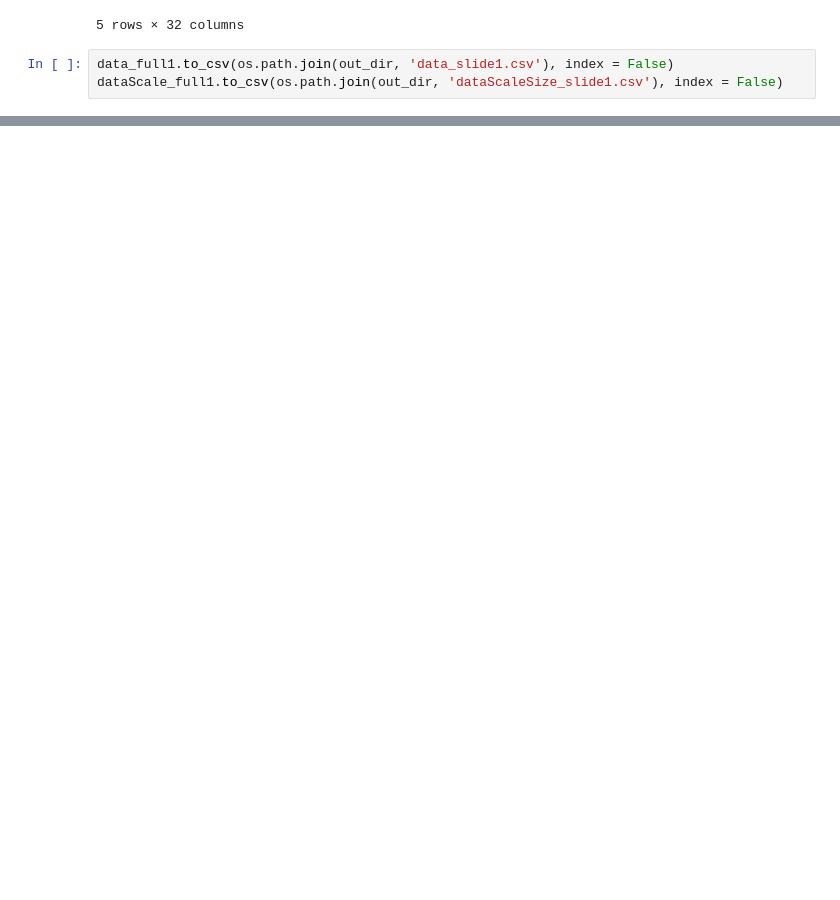
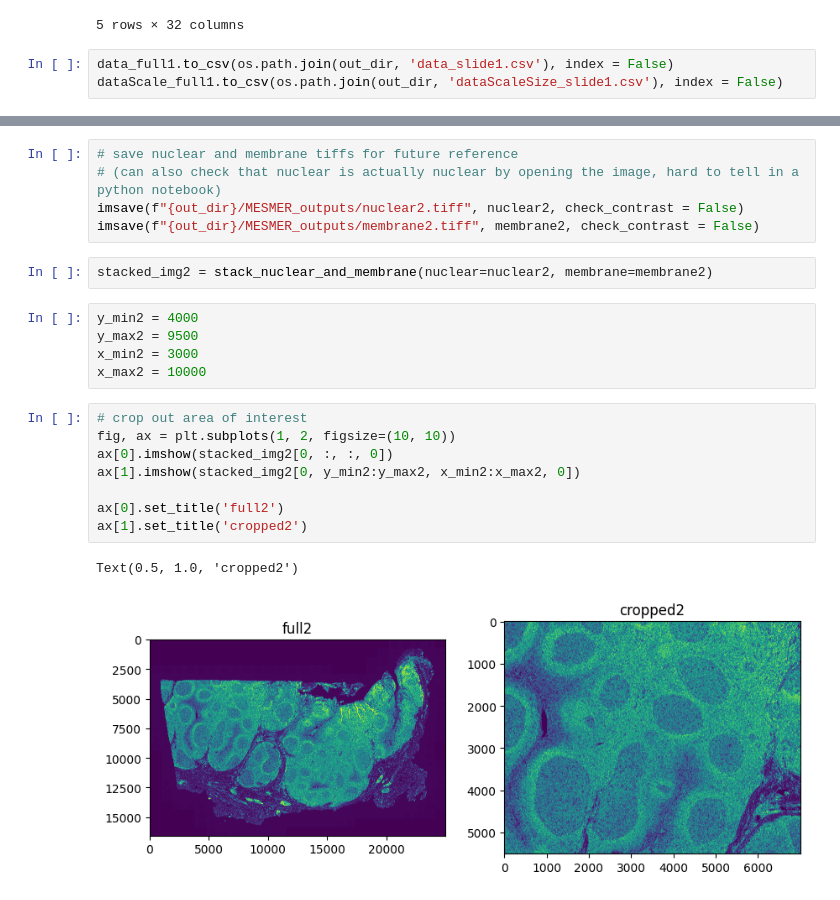
Before and after one commit to fengsh27/Benchmarking_tissue_preparation, a Jupyter notebook: test-demo.ipynb, the cells around one changed output, grey strips where cells are left out. Saved outputs shown, nothing was run; the diff lists cells and outputs as text; blank space fills up the shorter version.

```diff
--- a/test-demo.ipynb
+++ b/test-demo.ipynb
@@ -181,0 +203,23 @@ dataScale_full1.to_csv(os.path.join(out_dir, 'dataScaleSize_slide1.csv'), index
+# %%
+# save nuclear and membrane tiffs for future reference
+# (can also check that nuclear is actually nuclear by opening the image, hard to tell in a python notebook)
+imsave(f"{out_dir}/MESMER_outputs/nuclear2.tiff", nuclear2, check_contrast = False)
+imsave(f"{out_dir}/MESMER_outputs/membrane2.tiff", membrane2, check_contrast = False)
+# %%
+stacked_img2 = stack_nuclear_and_membrane(nuclear=nuclear2, membrane=membrane2)
+# %%
+y_min2 = 4000
+y_max2 = 9500
+x_min2 = 3000
+x_max2 = 10000
+# %%
+# crop out area of interest
+fig, ax = plt.subplots(1, 2, figsize=(10, 10))
+ax[0].imshow(stacked_img2[0, :, :, 0])
+ax[1].imshow(stacked_img2[0, y_min2:y_max2, x_min2:x_max2, 0])
+
+ax[0].set_title('full2')
+ax[1].set_title('cropped2')
+# %% [output]
+Text(0.5, 1.0, 'cropped2')
+[figure, added]
```
Also changed, not shown: parts of 16 cells of this notebook, 1 other file.
